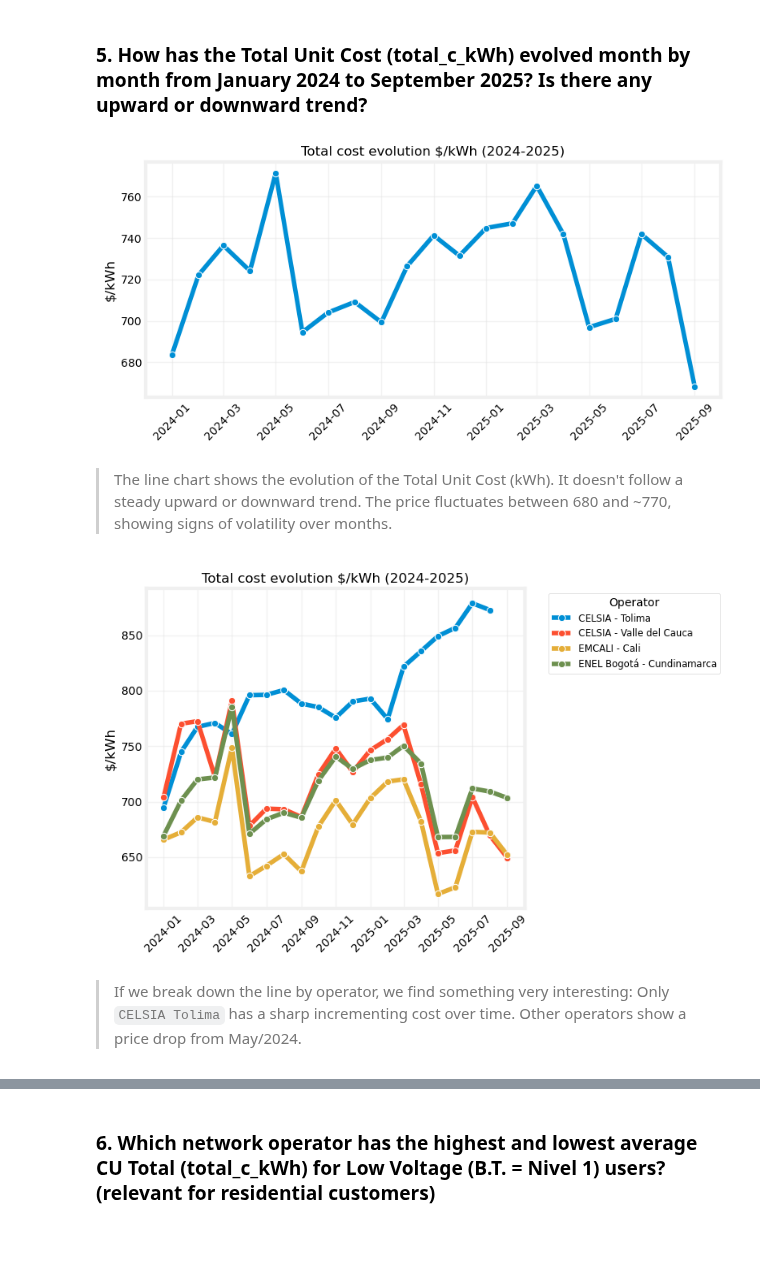
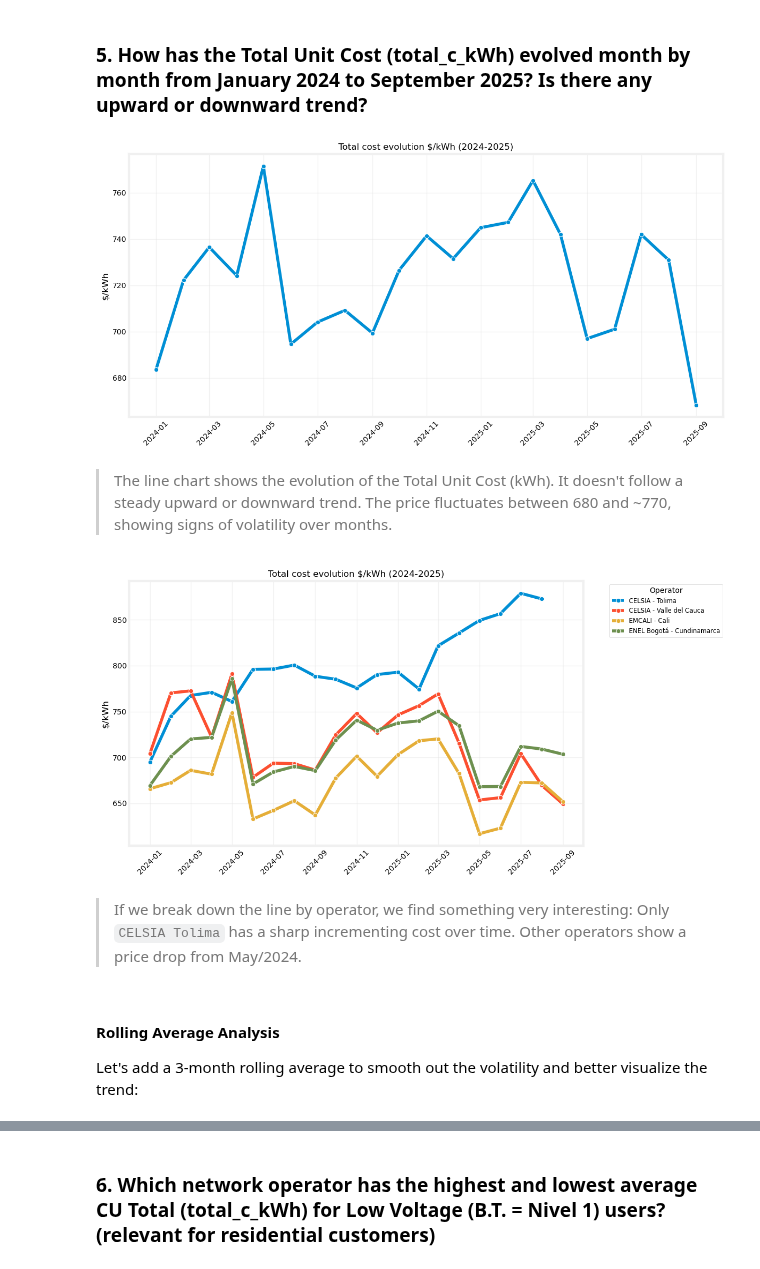
Before and after one commit to c4-calderon/c4-calderon.github.io, a Jupyter notebook: _notebooks/2026-04-05-Electricity-Rates-and-Costs.ipynb, the cells around one changed output, grey strips where cells are left out. Cells and saved outputs as stored; diff of their text form; code cells hidden in the pictures; blank space fills up the shorter version.

```diff
--- a/_notebooks/2026-04-05-Electricity-Rates-and-Costs.ipynb
+++ b/_notebooks/2026-04-05-Electricity-Rates-and-Costs.ipynb
@@ -554,7 +639,7 @@ df = df.sort_values('date')
 # %%
 data = df.groupby(['date'])['total_c_kWh'].mean().reset_index()
 
-plt.figure(figsize=(8,4))
+plt.figure(figsize=(12,6))
 sns.lineplot(data=data, x='date', y='total_c_kWh', marker='o')
 
 plt.title('Total cost evolution $/kWh (2024-2025)')
@@ -565,24 +650,28 @@ plt.grid(True, alpha=0.5)
 plt.tight_layout() # Prevents the legend from being cut off
 plt.show()
 # %% [output]
-[figure, old version]
+[figure, new version]
 # %% [markdown]
 > The line chart shows the evolution of the Total Unit Cost (kWh). It doesn't follow a steady upward or downward trend. The price fluctuates between 680 and ~770, showing signs of volatility over months.
 # %%
 data = df.groupby(['date', 'grid_operator'])['total_c_kWh'].mean().reset_index()
 
-plt.figure(figsize=(8,5))
+plt.figure(figsize=(12,6))
 sns.lineplot(data=data, x='date', y='total_c_kWh',hue='grid_operator' ,marker='o')
 
 plt.title('Total cost evolution $/kWh (2024-2025)')
 plt.xticks(rotation=45)
 plt.xlabel('')
 plt.ylabel('$/kWh')
 plt.grid(True, alpha=0.5)
 plt.legend(bbox_to_anchor=(1.05, 1), loc='upper left', title='Operator', fontsize='small')
 plt.tight_layout() # Prevents the legend from being cut off
 plt.show()
 # %% [output]
-[figure, old version]
+[figure, new version]
 # %% [markdown]
 > If we break down the line by operator, we find something very interesting: Only `CELSIA Tolima` has a sharp incrementing cost over time. Other operators show a price drop from May/2024.
+# %% [markdown]
+#### Rolling Average Analysis
+
+Let's add a 3-month rolling average to smooth out the volatility and better visualize the trend:
```
Also changed, not shown: parts of 24 cells of this notebook, 15 other files.
